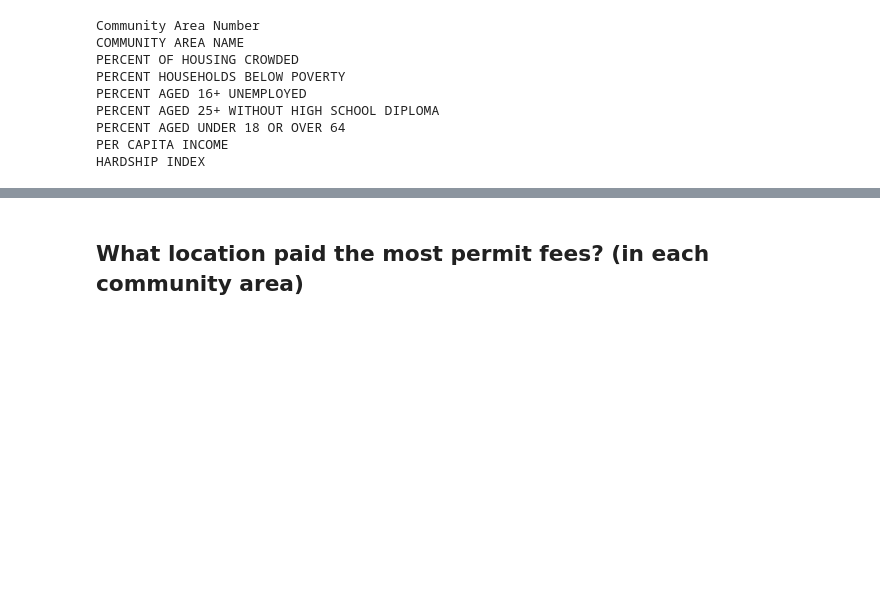
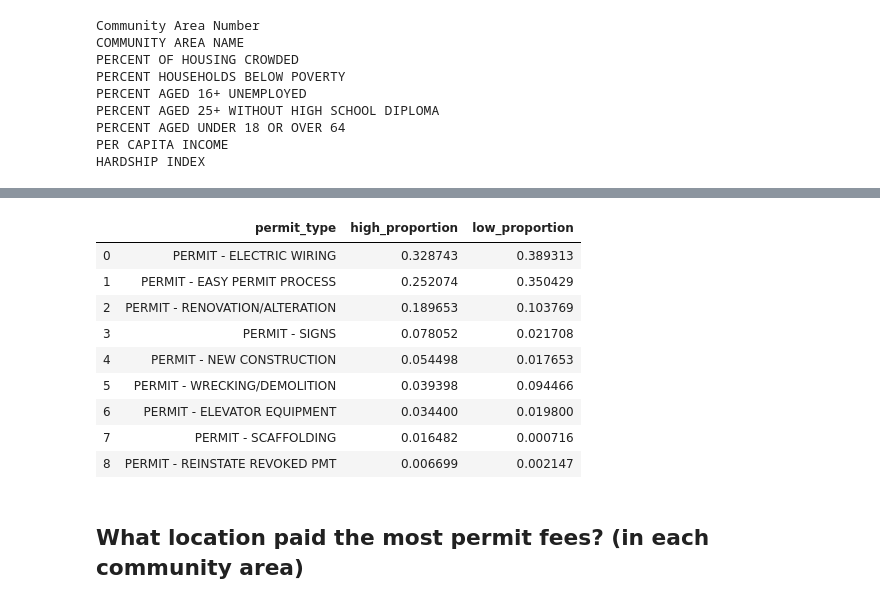
Before and after one commit to mahoneyjam/Project_1, a Jupyter notebook: data_wrangling.ipynb, the cells around one changed output, grey strips where cells are left out. Saved outputs shown, nothing was run; the diff lists cells and outputs as text; code cells hidden in the pictures; blank space fills up the shorter version.

Commit message:
Added some initial plot data

```diff
--- a/data_wrangling.ipynb
+++ b/data_wrangling.ipynb
@@ -416,3 +464,23 @@ low_inc_df
+# %%
+# Merge data for low and high income
+
+
+high_low_df=pd.merge(high_inc_df, low_inc_df, on='permit_type')
+
+high_low_df.to_csv('high_low_income_permit_type_proportions.csv', index=False)
+
+high_low_df
+# %% [output]
+|  | permit_type | high_proportion | low_proportion |
+| 0 | PERMIT - ELECTRIC WIRING | 0.328743 | 0.389313 |
+| 1 | PERMIT - EASY PERMIT PROCESS | 0.252074 | 0.350429 |
+| 2 | PERMIT - RENOVATION/ALTERATION | 0.189653 | 0.103769 |
+| 3 | PERMIT - SIGNS | 0.078052 | 0.021708 |
+| 4 | PERMIT - NEW CONSTRUCTION | 0.054498 | 0.017653 |
+| 5 | PERMIT - WRECKING/DEMOLITION | 0.039398 | 0.094466 |
+| 6 | PERMIT - ELEVATOR EQUIPMENT | 0.034400 | 0.019800 |
+| 7 | PERMIT - SCAFFOLDING | 0.016482 | 0.000716 |
+| 8 | PERMIT - REINSTATE REVOKED PMT | 0.006699 | 0.002147 |
 # %% [markdown]
 ## What location paid the most permit fees?  (in each community area)
 # %%
```
Also changed, not shown: parts of 11 cells of this notebook, 1 other file.
